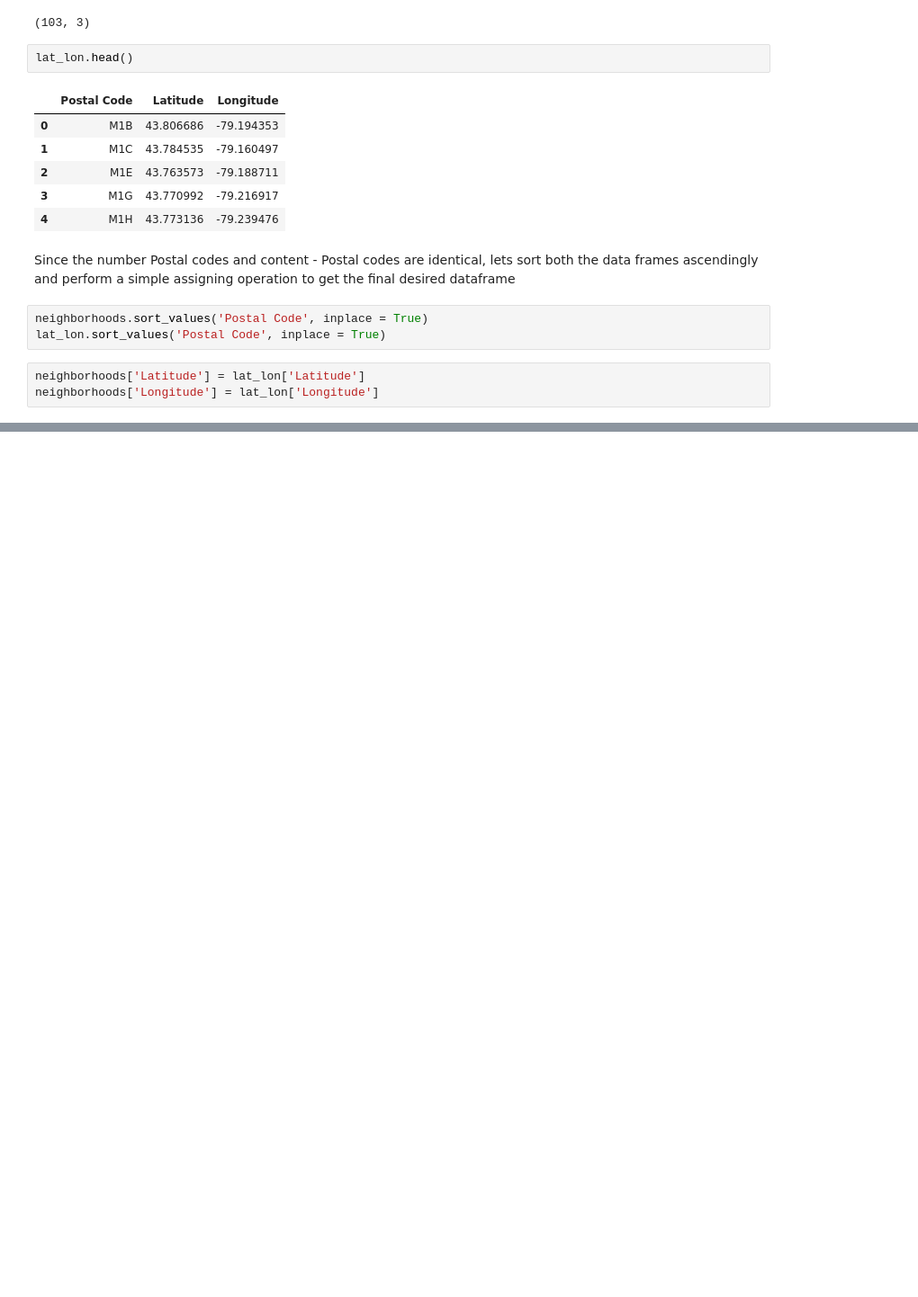
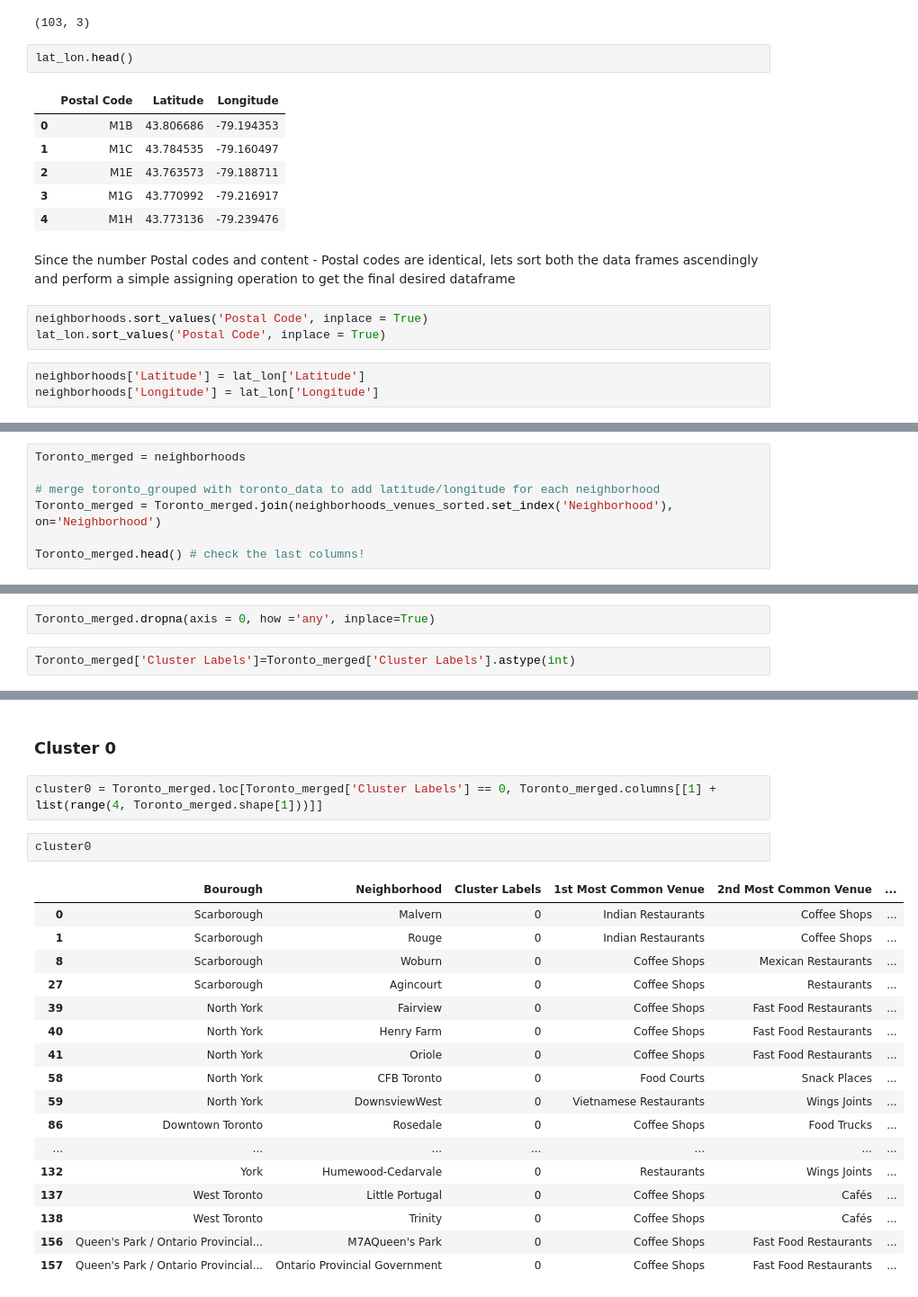
Before and after one commit to ParthRaj22/Battle-of-Neighborhoods, a Jupyter notebook: Battle of Neighborhoods.ipynb, the cells around one changed output, grey strips where cells are left out. Shown at 90% size. Cells and saved outputs as stored; diff of their text form; blank space fills up the shorter version.

```diff
--- a/Battle of Neighborhoods.ipynb
+++ b/Battle of Neighborhoods.ipynb
@@ -119,0 +455,7 @@ neighborhoods
+# %%
+Toronto_merged = neighborhoods
+
+# merge toronto_grouped with toronto_data to add latitude/longitude for each neighborhood
+Toronto_merged = Toronto_merged.join(neighborhoods_venues_sorted.set_index('Neighborhood'), on='Neighborhood')
+
+Toronto_merged.head() # check the last columns!
@@ -119,0 +478,4 @@ neighborhoods
+# %%
+Toronto_merged.dropna(axis = 0, how ='any', inplace=True)
+# %%
+Toronto_merged['Cluster Labels']=Toronto_merged['Cluster Labels'].astype(int)
@@ -119,0 +508,24 @@ neighborhoods
+# %% [markdown]
+### Cluster 0
+# %%
+cluster0 = Toronto_merged.loc[Toronto_merged['Cluster Labels'] == 0, Toronto_merged.columns[[1] + list(range(4, Toronto_merged.shape[1]))]]
+# %%
+cluster0
+# %% [output]
+|  | Bourough | Neighborhood | Cluster Labels | 1st Most Common Venue | 2nd Most Common Venue | ... |
+| 0 | Scarborough | Malvern | 0 | Indian Restaurants | Coffee Shops | ... |
+| 1 | Scarborough | Rouge | 0 | Indian Restaurants | Coffee Shops | ... |
+| 8 | Scarborough | Woburn | 0 | Coffee Shops | Mexican Restaurants | ... |
+| 27 | Scarborough | Agincourt | 0 | Coffee Shops | Restaurants | ... |
+| 39 | North York | Fairview | 0 | Coffee Shops | Fast Food Restaurants | ... |
+| 40 | North York | Henry Farm | 0 | Coffee Shops | Fast Food Restaurants | ... |
+| 41 | North York | Oriole | 0 | Coffee Shops | Fast Food Restaurants | ... |
+| 58 | North York | CFB Toronto | 0 | Food Courts | Snack Places | ... |
+| 59 | North York | DownsviewWest | 0 | Vietnamese Restaurants | Wings Joints | ... |
+| 86 | Downtown Toronto | Rosedale | 0 | Coffee Shops | Food Trucks | ... |
+| ... | ... | ... | ... | ... | ... | ... |
+| 132 | York | Humewood-Cedarvale | 0 | Restaurants | Wings Joints | ... |
+| 137 | West Toronto | Little Portugal | 0 | Coffee Shops | Cafés | ... |
+| 138 | West Toronto | Trinity | 0 | Coffee Shops | Cafés | ... |
+| 156 | Queen's Park / Ontario Provincial... | M7AQueen's Park | 0 | Coffee Shops | Fast Food Restaurants | ... |
+| 157 | Queen's Park / Ontario Provincial... | Ontario Provincial Government | 0 | Coffee Shops | Fast Food Restaurants | ... |
```
Also changed, not shown: parts of 56 cells of this notebook.
